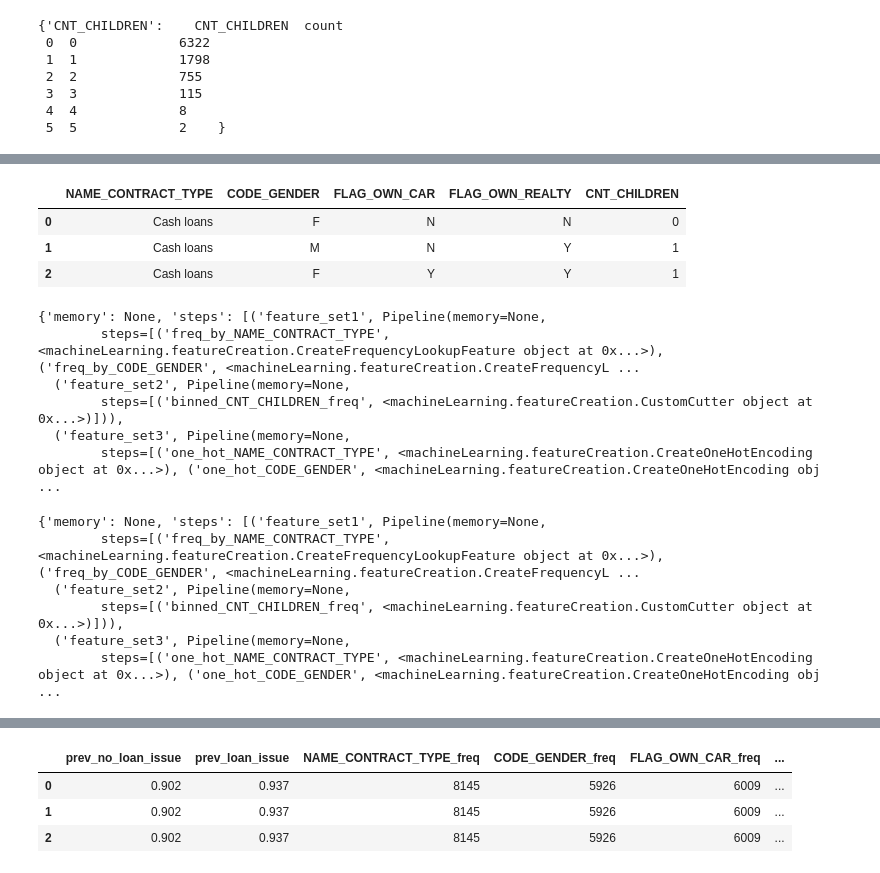
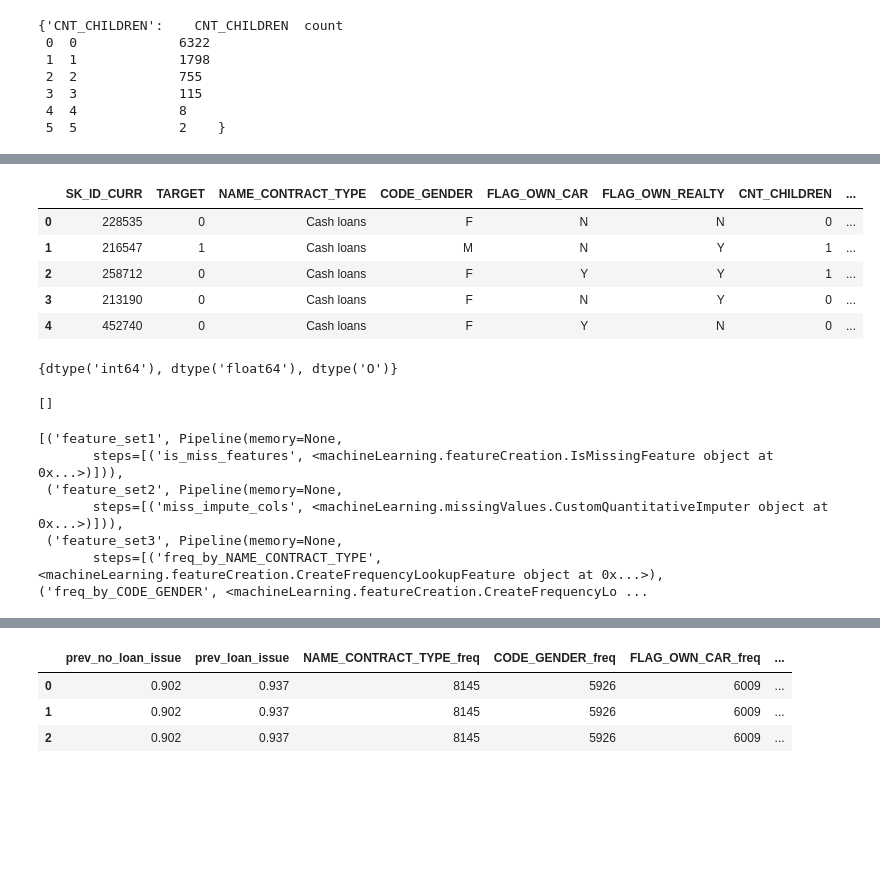
Before and after one commit to shanky221341/machine_learning, a Jupyter notebook: Notebooks/Credit Risk prediction.ipynb, the cells around one changed output, grey strips where cells are left out. Drawn from its saved outputs; the diff is of its cells as text; code cells hidden in the pictures; blank space fills up the shorter version.

Commit message:
added function to compute missing features

```diff
--- a/Notebooks/Credit Risk prediction.ipynb
+++ b/Notebooks/Credit Risk prediction.ipynb
@@ -13,6 +13,7 @@ import pandas as pd
 import sys
 import matplotlib.pyplot as plt
 pd.options.display.max_columns=1000
+pd.options.display.max_rows=1000
 pd.set_option('display.max_colwidth', -1)
 sys.path.insert(0, "C:\\Users\\vberlia\\Documents\\machine_learning")
 # %%
@@ -174,7 +480,18 @@ X_test.columns=train_sample.columns
 # %%
-X_train[freq_columns].head(3)
+X_train.select_dtypes(['object']).head()
 # %% [output]
-|  | NAME_CONTRACT_TYPE | CODE_GENDER | FLAG_OWN_CAR | FLAG_OWN_REALTY | CNT_CHILDREN |
-| 0 | Cash loans | F | N | N | 0 |
-| 1 | Cash loans | M | N | Y | 1 |
-| 2 | Cash loans | F | Y | Y | 1 |
+|  | SK_ID_CURR | TARGET | NAME_CONTRACT_TYPE | CODE_GENDER | FLAG_OWN_CAR | FLAG_OWN_REALTY | CNT_CHILDREN | ... |
+| 0 | 228535 | 0 | Cash loans | F | N | N | 0 | ... |
+| 1 | 216547 | 1 | Cash loans | M | N | Y | 1 | ... |
+| 2 | 258712 | 0 | Cash loans | F | Y | Y | 1 | ... |
+| 3 | 213190 | 0 | Cash loans | F | N | Y | 0 | ... |
+| 4 | 452740 | 0 | Cash loans | F | Y | N | 0 | ... |
+# %%
+set(pd.DataFrame(app_sum.iloc[0])['col_type'])
+# %% [output]
+{dtype('int64'), dtype('float64'), dtype('O')}
+# %%
+a=DataSummary.returnSummaryDataFrame(X_train[freq_columns]).transpose()
+list(a[a['missing_count']!=0].index)
+# %% [output]
+[]
@@ -181,18 +507,9 @@ X_train[freq_columns].head(3)
 # %%
-final_pipeline.__dict__
+final_pipeline.__dict__['steps']
 # %% [output]
-{'memory': None, 'steps': [('feature_set1', Pipeline(memory=None,
-        steps=[('freq_by_NAME_CONTRACT_TYPE', <machineLearning.featureCreation.CreateFrequencyLookupFeature object at 0x...>), ('freq_by_CODE_GENDER', <machineLearning.featureCreation.CreateFrequencyL ...
-  ('feature_set2', Pipeline(memory=None,
-        steps=[('binned_CNT_CHILDREN_freq', <machineLearning.featureCreation.CustomCutter object at 0x...>)])),
-  ('feature_set3', Pipeline(memory=None,
-        steps=[('one_hot_NAME_CONTRACT_TYPE', <machineLearning.featureCreation.CreateOneHotEncoding object at 0x...>), ('one_hot_CODE_GENDER', <machineLearning.featureCreation.CreateOneHotEncoding obj ...
+[('feature_set1', Pipeline(memory=None,
+       steps=[('is_miss_features', <machineLearning.featureCreation.IsMissingFeature object at 0x...>)])),
+ ('feature_set2', Pipeline(memory=None,
+       steps=[('miss_impute_cols', <machineLearning.missingValues.CustomQuantitativeImputer object at 0x...>)])),
+ ('feature_set3', Pipeline(memory=None,
+       steps=[('freq_by_NAME_CONTRACT_TYPE', <machineLearning.featureCreation.CreateFrequencyLookupFeature object at 0x...>), ('freq_by_CODE_GENDER', <machineLearning.featureCreation.CreateFrequencyLo ...
-# %%
-final_pipeline.__dict__
-# %% [output]
-{'memory': None, 'steps': [('feature_set1', Pipeline(memory=None,
-        steps=[('freq_by_NAME_CONTRACT_TYPE', <machineLearning.featureCreation.CreateFrequencyLookupFeature object at 0x...>), ('freq_by_CODE_GENDER', <machineLearning.featureCreation.CreateFrequencyL ...
-  ('feature_set2', Pipeline(memory=None,
-        steps=[('binned_CNT_CHILDREN_freq', <machineLearning.featureCreation.CustomCutter object at 0x...>)])),
-  ('feature_set3', Pipeline(memory=None,
-        steps=[('one_hot_NAME_CONTRACT_TYPE', <machineLearning.featureCreation.CreateOneHotEncoding object at 0x...>), ('one_hot_CODE_GENDER', <machineLearning.featureCreation.CreateOneHotEncoding obj ...
```
Also changed, not shown: parts of 34 cells of this notebook, 2 other files.
